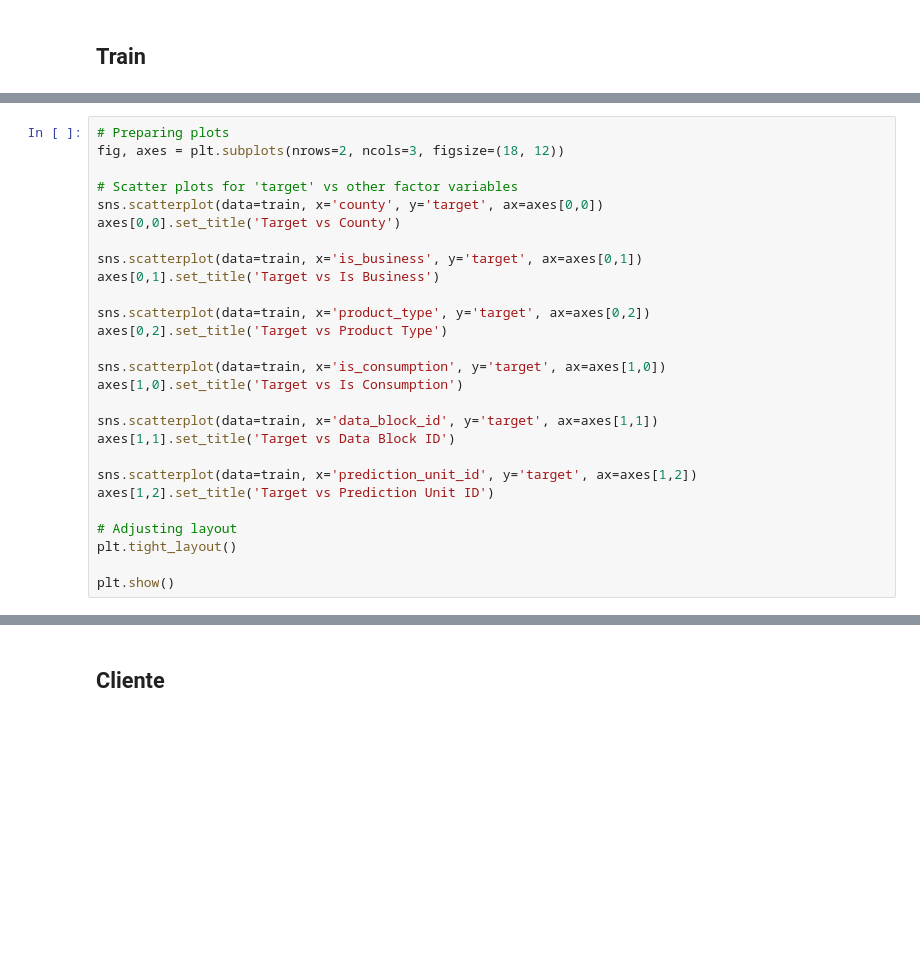
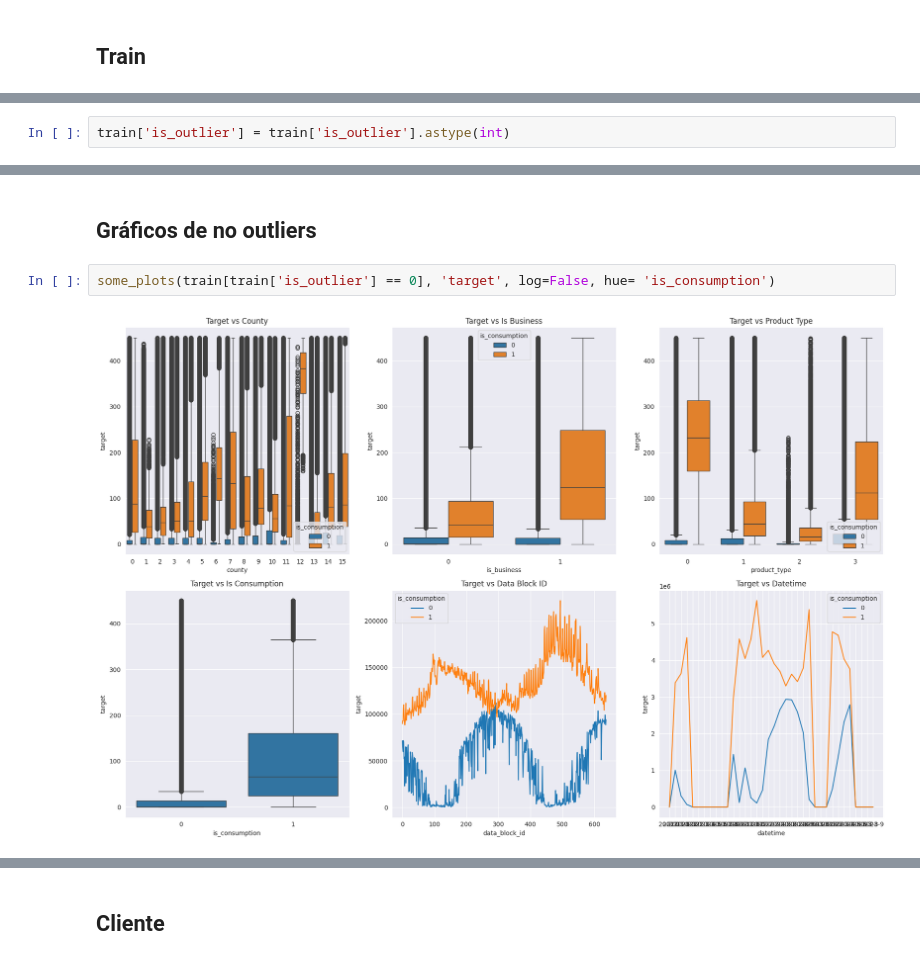
Before and after one commit to CCHidalgoG/enefit-master-work, a Jupyter notebook: scripts_and_notebooks/descriptiva.ipynb, the cells around one changed output, grey strips where cells are left out. Cells and saved outputs as stored; diff of their text form; blank space fills up the shorter version.

```diff
--- a/scripts_and_notebooks/descriptiva.ipynb
+++ b/scripts_and_notebooks/descriptiva.ipynb
@@ -69,27 +120,0 @@ train.describe()
-# %%
-# Preparing plots
-fig, axes = plt.subplots(nrows=2, ncols=3, figsize=(18, 12))
-
-# Scatter plots for 'target' vs other factor variables
-sns.scatterplot(data=train, x='county', y='target', ax=axes[0,0])
-axes[0,0].set_title('Target vs County')
-
-sns.scatterplot(data=train, x='is_business', y='target', ax=axes[0,1])
-axes[0,1].set_title('Target vs Is Business')
-
-sns.scatterplot(data=train, x='product_type', y='target', ax=axes[0,2])
-axes[0,2].set_title('Target vs Product Type')
-
-sns.scatterplot(data=train, x='is_consumption', y='target', ax=axes[1,0])
-axes[1,0].set_title('Target vs Is Consumption')
-
-sns.scatterplot(data=train, x='data_block_id', y='target', ax=axes[1,1])
-axes[1,1].set_title('Target vs Data Block ID')
-
-sns.scatterplot(data=train, x='prediction_unit_id', y='target', ax=axes[1,2])
-axes[1,2].set_title('Target vs Prediction Unit ID')
-
-# Adjusting layout
-plt.tight_layout()
-
-plt.show()
@@ -101,0 +140,2 @@ graficar_ts(train, 'datetime', 'target')
+# %%
+train['is_outlier'] = train['is_outlier'].astype(int)
@@ -101,0 +186,6 @@ graficar_ts(train, 'datetime', 'target')
+# %% [markdown]
+## Gráficos de no outliers
+# %%
+some_plots(train[train['is_outlier'] == 0], 'target', log=False, hue= 'is_consumption')
+# %% [output]
+[figure, added]
```
Also changed, not shown: parts of 96 cells of this notebook.
